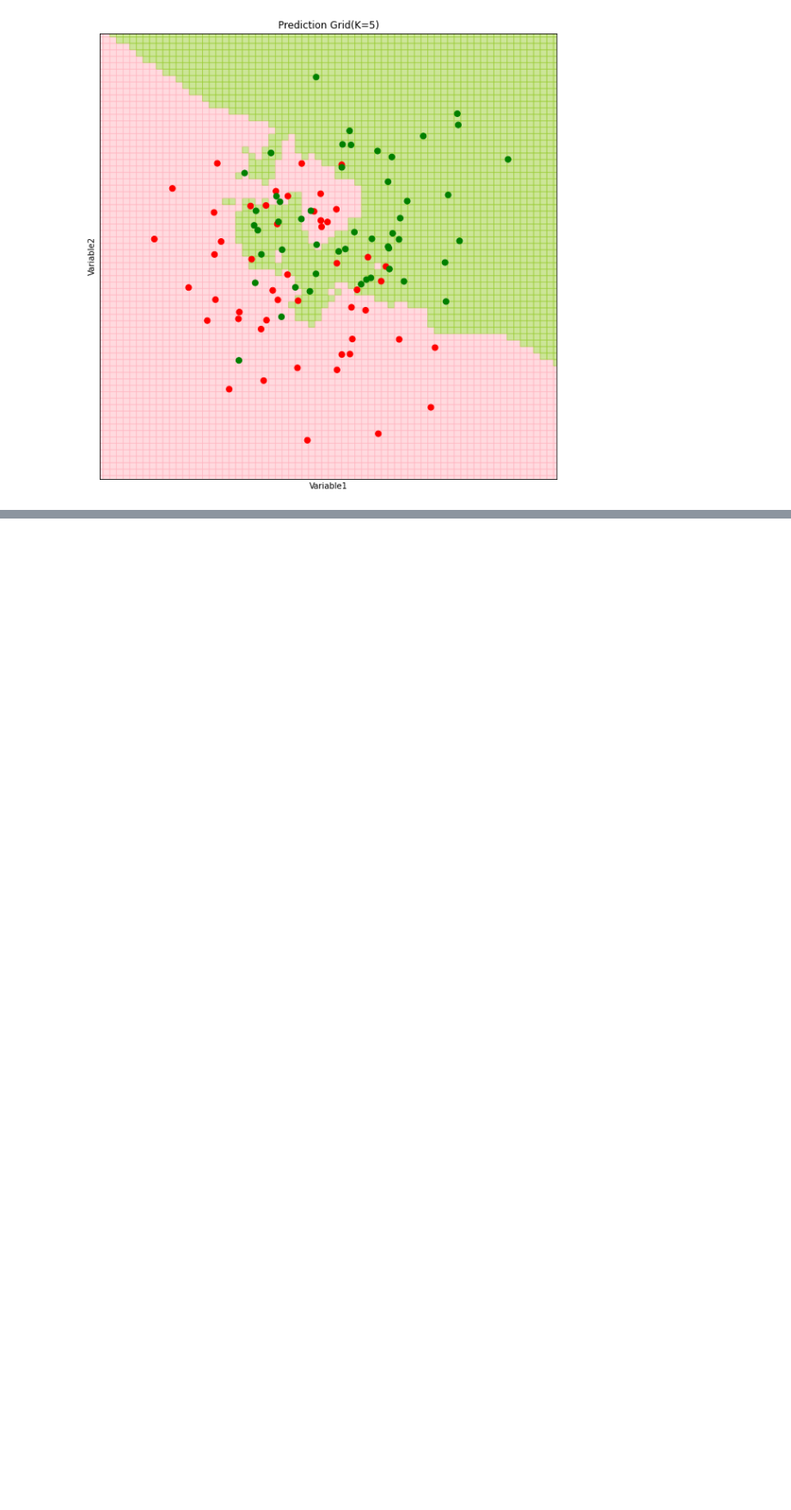
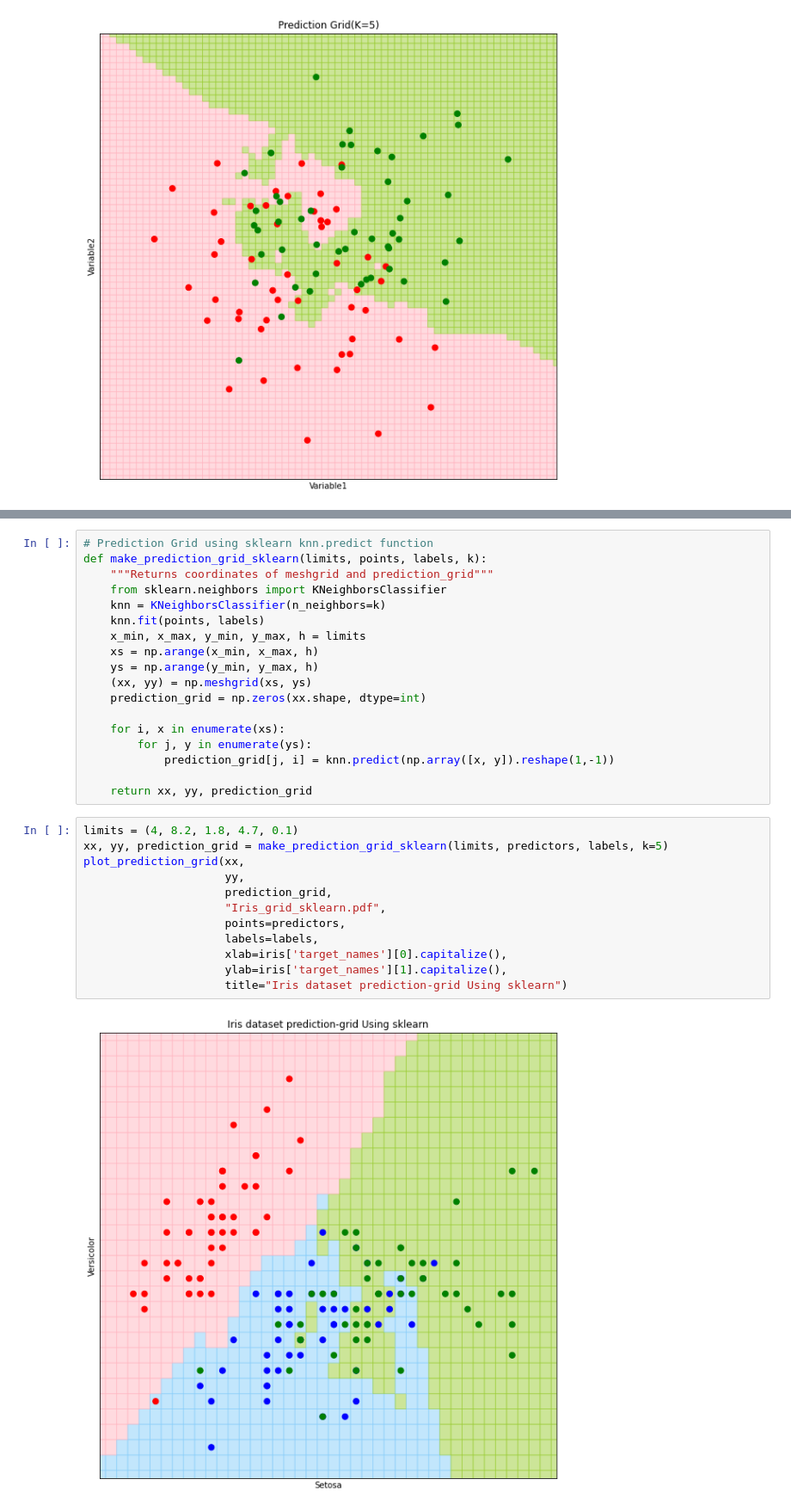
Before and after one commit to ashudva/Case_Studies, a Jupyter notebook: KNN Classification/KNN.ipynb, the cells around one changed output, grey strips where cells are left out. Shown at 86% size. Cells and saved outputs as stored; diff of their text form; blank space fills up the shorter version.

```diff
--- a/KNN Classification/KNN.ipynb
+++ b/KNN Classification/KNN.ipynb
@@ -179,0 +189,32 @@ plot_prediction_grid(xx,
+# %%
+# Prediction Grid using sklearn knn.predict function
+def make_prediction_grid_sklearn(limits, points, labels, k):
+    """Returns coordinates of meshgrid and prediction_grid"""
+    from sklearn.neighbors import KNeighborsClassifier
+    knn = KNeighborsClassifier(n_neighbors=k)
+    knn.fit(points, labels)
+    x_min, x_max, y_min, y_max, h = limits
+    xs = np.arange(x_min, x_max, h)
+    ys = np.arange(y_min, y_max, h)
+    (xx, yy) = np.meshgrid(xs, ys)
+    prediction_grid = np.zeros(xx.shape, dtype=int)
+
+    for i, x in enumerate(xs):
+        for j, y in enumerate(ys):
+            prediction_grid[j, i] = knn.predict(np.array([x, y]).reshape(1,-1))
+
+    return xx, yy, prediction_grid
+# %%
+limits = (4, 8.2, 1.8, 4.7, 0.1)
+xx, yy, prediction_grid = make_prediction_grid_sklearn(limits, predictors, labels, k=5)
+plot_prediction_grid(xx,
+                     yy,
+                     prediction_grid,
+                     "Iris_grid_sklearn.pdf",
+                     points=predictors,
+                     labels=labels,
+                     xlab=iris['target_names'][0].capitalize(),
+                     ylab=iris['target_names'][1].capitalize(),
+                     title="Iris dataset prediction-grid Using sklearn")
+# %% [output]
+[figure, added]
```
Also changed, not shown: parts of 3 cells of this notebook, 5 other files.
